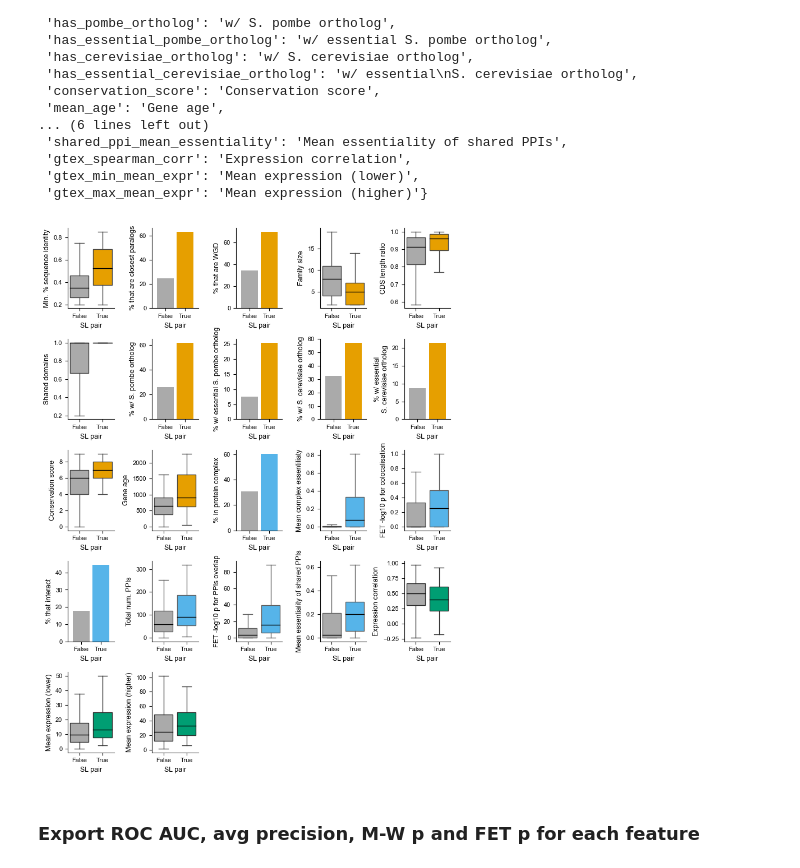
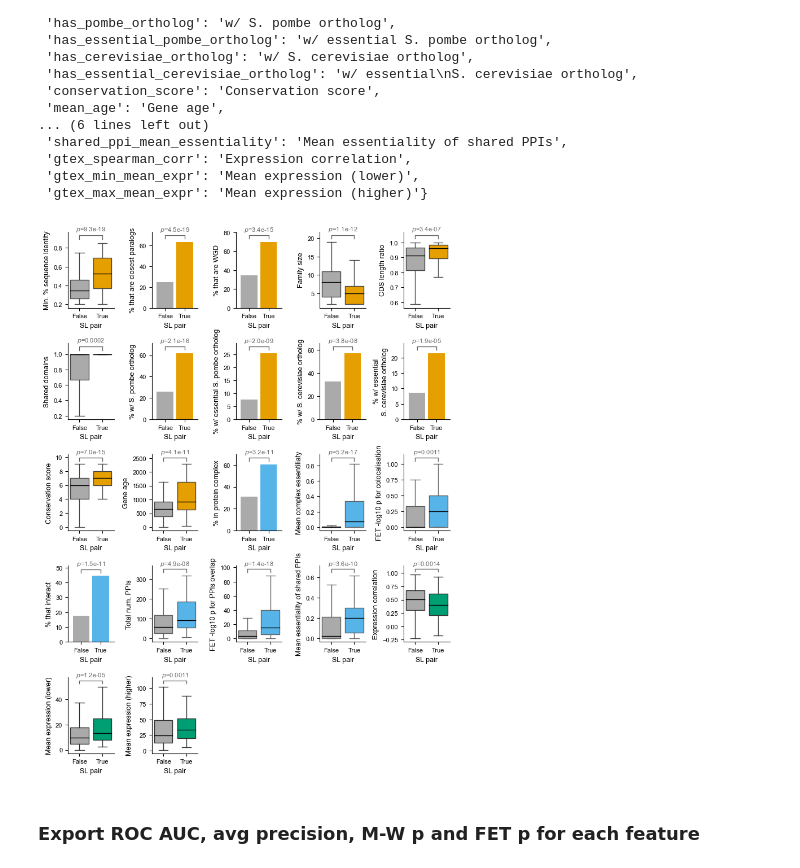
Before and after one commit to DeKegel/paralog_SL_prediction, a Jupyter notebook: 2_data_analysis/03_indiv_feature_analysis.ipynb, the cells around one changed output. Saved outputs shown, nothing was run; the diff lists cells and outputs as text; code cells hidden in the pictures.

```diff
--- a/2_data_analysis/03_indiv_feature_analysis.ipynb
+++ b/2_data_analysis/03_indiv_feature_analysis.ipynb
@@ -43,7 +43,7 @@ file_table_s6 = get_local_data_path(['supplemental_files'], 'Table_S6.xlsx') # l
 # %% [markdown]
 ### Data
 # %%
-paralog_annotations = pd.read_csv(file_annot_pairs)
+paralog_annotations = pd.read_csv(file_annot_pairs, float_precision="round_trip")
 print('Num annotated pairs:', paralog_annotations.shape[0])
 
 depmap_pairs = pd.read_csv(file_depmap_pairs)
@@ -338,13 +342,15 @@ display(dict(zip(all_features[all_features.include==1].feature, labels)))
 # %%
 f, ax = plt.subplots(5,5, figsize=(7.6,10))
 ax=ax.flatten()
 for row in all_features[all_features.include==1].reset_index(drop=True).iterrows():
-    draw_feature_graph(row[1].feature, ax[row[0]], category=row[1].category, label=labels[row[0]])
+    if row[1].feature=='cds_length_ratio': hd=40
+    else: hd=20
+    draw_feature_graph(row[1].feature, ax[row[0]], category=row[1].category, label=labels[row[0]], hd=hd)
 plt.tight_layout()
-for i in range(22, 25): ax[i].axis('off')
+for i in range(22,25): ax[i].axis('off')
 f.savefig('../figures/for_paper/feat_signif.svg', bbox_inches='tight', dpi=300)
 # %% [output]
-[figure, old version]
+[figure, new version]
 # %% [markdown]
 ### Export ROC AUC, avg precision, M-W p and FET p for each feature
 # %%
```
Also changed, not shown: parts of 3 cells of this notebook, 11 other files.
